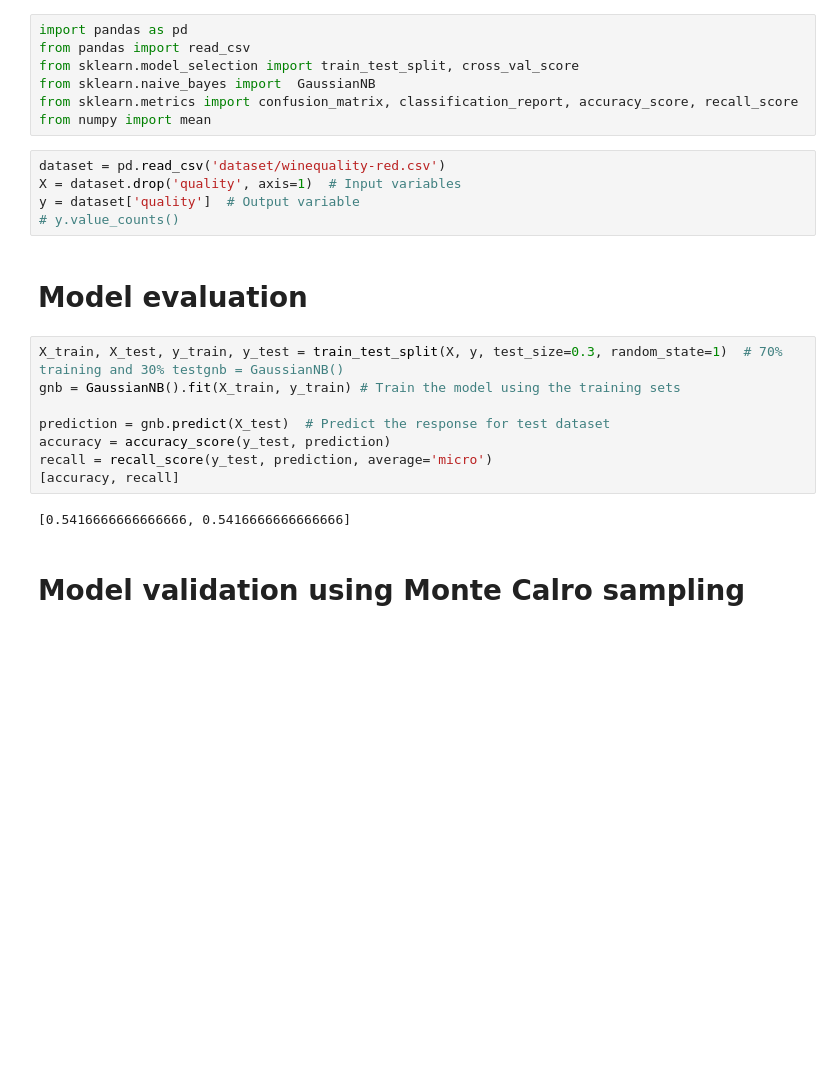
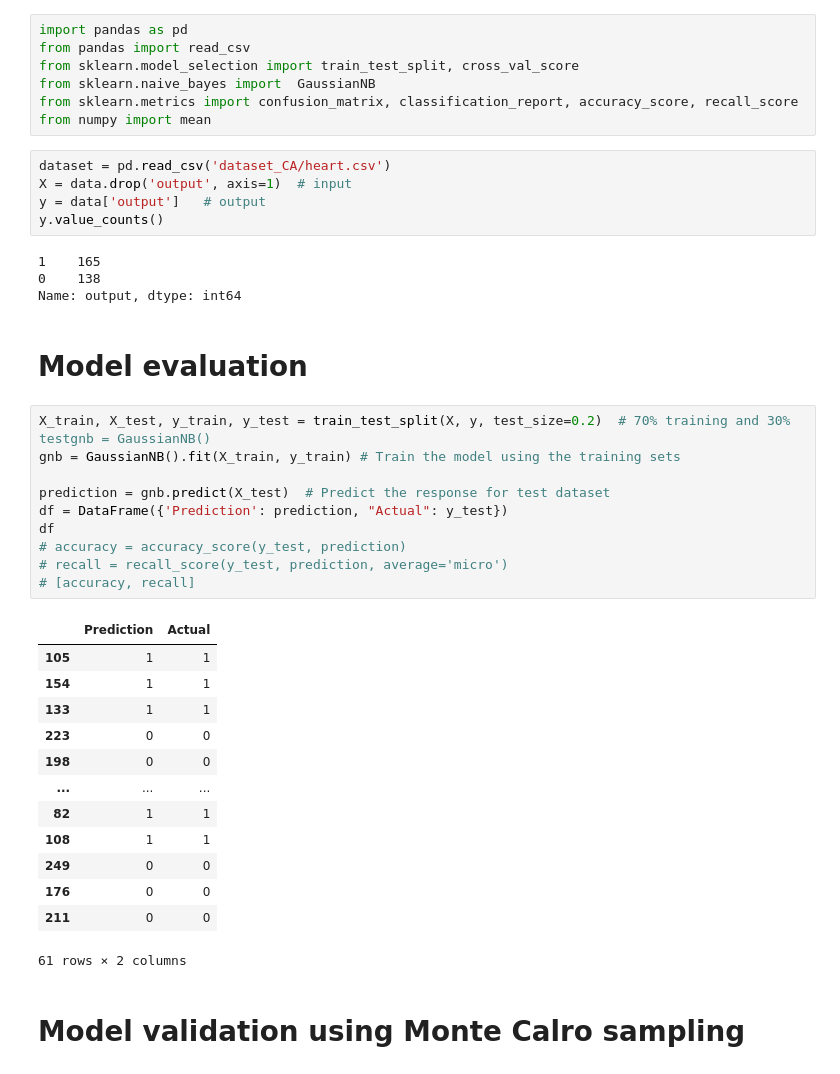
Before and after one commit to saiful-aromax/AroAI, a Jupyter notebook: B9AI102 ML PR/GLM_CA_aromax.ipynb, the cells around one changed output. Cells and saved outputs as stored; diff of their text form; blank space fills up the shorter version.

```diff
--- a/B9AI102 ML PR/GLM_CA_aromax.ipynb
+++ b/B9AI102 ML PR/GLM_CA_aromax.ipynb
@@ -392,22 +405,40 @@ from sklearn.naive_bayes import  GaussianNB
 from sklearn.metrics import confusion_matrix, classification_report, accuracy_score, recall_score
 from numpy import mean
 # %%
-dataset = pd.read_csv('dataset/winequality-red.csv')
-X = dataset.drop('quality', axis=1)  # Input variables
-y = dataset['quality']  # Output variable
-# y.value_counts()
+dataset = pd.read_csv('dataset_CA/heart.csv')
+X = data.drop('output', axis=1)  # input
+y = data['output']   # output
+y.value_counts()
+# %% [output]
+1    165
+0    138
+Name: output, dtype: int64
 # %% [markdown]
 # Model evaluation
 # %%
-X_train, X_test, y_train, y_test = train_test_split(X, y, test_size=0.3, random_state=1)  # 70% training and 30% testgnb = GaussianNB()
+X_train, X_test, y_train, y_test = train_test_split(X, y, test_size=0.2)  # 70% training and 30% testgnb = GaussianNB()
 gnb = GaussianNB().fit(X_train, y_train) # Train the model using the training sets
 
 prediction = gnb.predict(X_test)  # Predict the response for test dataset
-accuracy = accuracy_score(y_test, prediction)
-recall = recall_score(y_test, prediction, average='micro')
-[accuracy, recall]
+df = DataFrame({'Prediction': prediction, "Actual": y_test})
+df
+# accuracy = accuracy_score(y_test, prediction)
+# recall = recall_score(y_test, prediction, average='micro')
+# [accuracy, recall]
 # %% [output]
+|  | Prediction | Actual |
+| 105 | 1 | 1 |
+| 154 | 1 | 1 |
+| 133 | 1 | 1 |
+| 223 | 0 | 0 |
+| 198 | 0 | 0 |
+| ... | ... | ... |
+| 82 | 1 | 1 |
+| 108 | 1 | 1 |
+| 249 | 0 | 0 |
+| 176 | 0 | 0 |
+| 211 | 0 | 0 |
-[0.5416666666666666, 0.5416666666666666]
+61 rows × 2 columns
 # %% [markdown]
 # Model validation using Monte Calro sampling
 # %%
```
Also changed, not shown: parts of 15 cells of this notebook, 4 other files.
